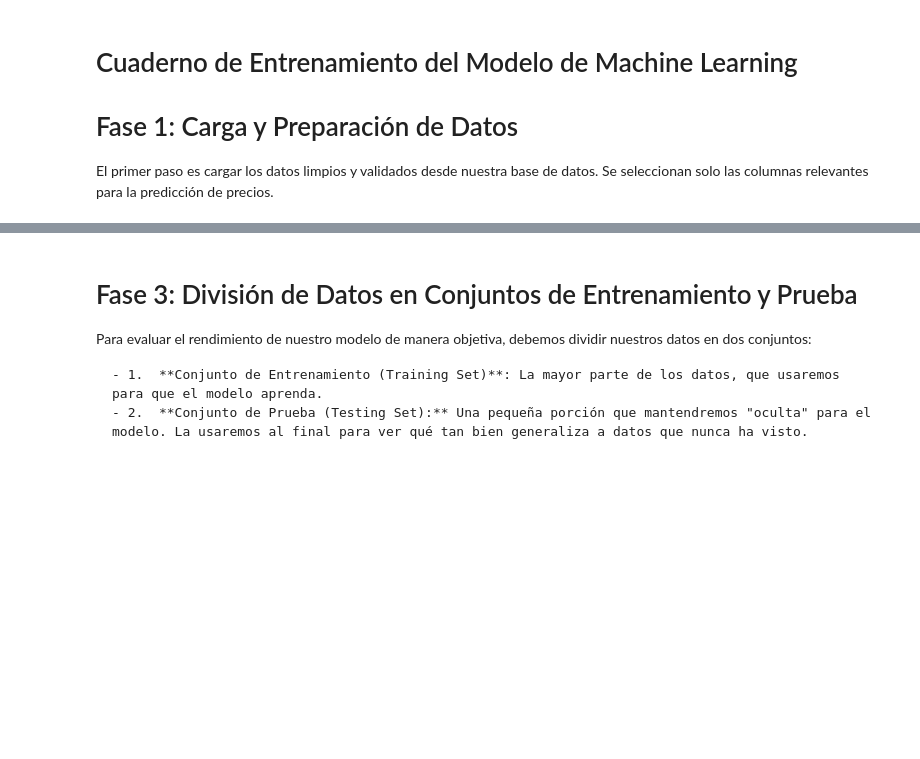
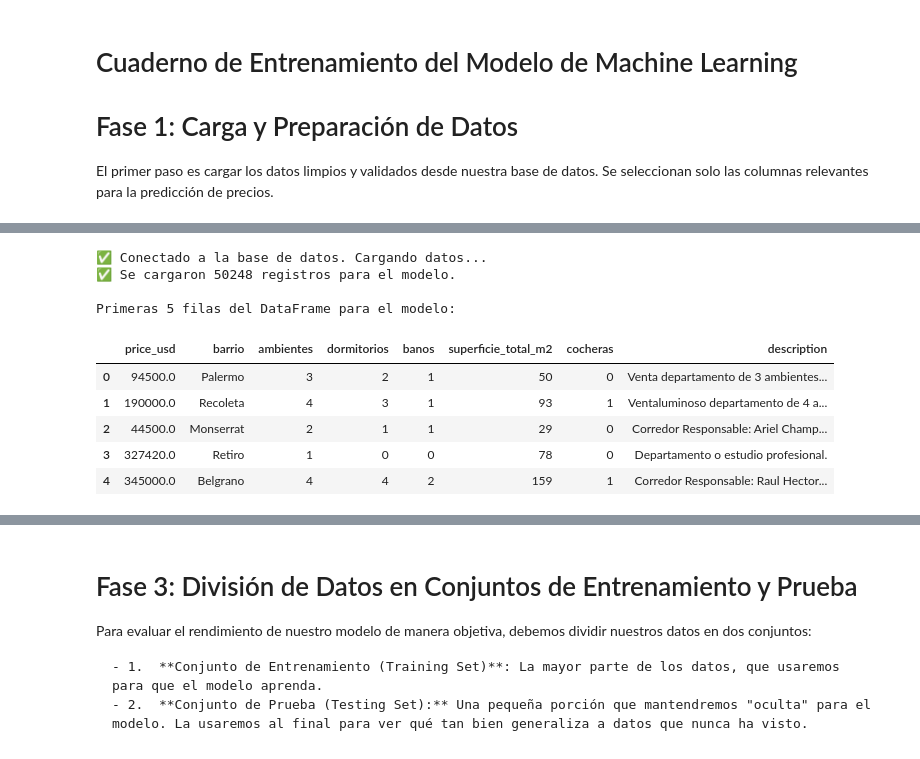
Before and after one commit to joacoszn/precios-inmobiliarios-caba, a Jupyter notebook: notebooks/entrenamiento_modelo.ipynb, the cells around one changed output, grey strips where cells are left out. Saved outputs shown, nothing was run; the diff lists cells and outputs as text; code cells hidden in the pictures; blank space fills up the shorter version.

```diff
--- a/notebooks/entrenamiento_modelo.ipynb
+++ b/notebooks/entrenamiento_modelo.ipynb
@@ -87 +7,75 @@ memory usage: 2.7+ MB
+# %%
+import pandas as pd
+from sqlalchemy import create_engine
+import os
+import sys
+import json
+import pickle
+import warnings
+import numpy as np
+import matplotlib.pyplot as plt
+import seaborn as sns
+from dotenv import load_dotenv
+from sklearn.model_selection import train_test_split
+from sklearn.ensemble import RandomForestRegressor
+from sklearn.metrics import mean_squared_error, r2_score
+
+# Añadir el directorio raíz al path para poder importar los módulos
+# Esto nos permite hacer 'from src.ml...'
+sys.path.append(os.path.abspath(os.path.join('..')))
+from src.ml.feature_engineering import crear_features_nlp
+
+# Ignorar advertencias futuras de pandas para una salida más limpia
+warnings.simplefilter(action='ignore', category=FutureWarning)
+
+# Cargar las variables de entorno desde el archivo .env en la raíz
+load_dotenv(dotenv_path='../.env')
+
+def get_data_from_db():
+    """
+    Se conecta a la base de datos usando SQLAlchemy y carga las columnas
+    relevantes para el modelo en un DataFrame.
+    """
+    try:
+        db_user = os.getenv("DB_USER")
+        db_password = os.getenv("DB_PASSWORD")
+        db_host = os.getenv("DB_HOST")
+        db_name = os.getenv("DB_NAME")
+
+        db_uri = f"mysql+mysqlconnector://{db_user}:{db_password}@{db_host}/{db_name}"
+        engine = create_engine(db_uri)
+
+        print("✅ Conectado a la base de datos. Cargando datos...")
+        # MODIFICADO: Ahora también seleccionamos la columna 'description'
+        query = """
+            SELECT
+                price_usd, barrio, ambientes, dormitorios, banos,
+                superficie_total_m2, cocheras, description
+            FROM propiedades
+            WHERE price_usd IS NOT NULL AND superficie_total_m2 IS NOT NULL;
+        """
+        df = pd.read_sql(query, engine)
+        print(f"✅ Se cargaron {len(df)} registros para el modelo.")
+        return df
+    except Exception as e:
+        print(f"❌ Error al conectar o cargar datos desde MySQL: {e}")
+        return None
+
+# Cargar los datos para el modelo
+df_modelo = get_data_from_db()
+
+if df_modelo is not None:
+    print("\nPrimeras 5 filas del DataFrame para el modelo:")
+    display(df_modelo.head())
+# %% [output]
+✅ Conectado a la base de datos. Cargando datos...
+✅ Se cargaron 50248 registros para el modelo.
+
+Primeras 5 filas del DataFrame para el modelo:
+|  | price_usd | barrio | ambientes | dormitorios | banos | superficie_total_m2 | cocheras | description |
+| 0 | 94500.0 | Palermo | 3 | 2 | 1 | 50 | 0 | Venta departamento de 3 ambientes... |
+| 1 | 190000.0 | Recoleta | 4 | 3 | 1 | 93 | 1 | Ventaluminoso departamento de 4 a... |
+| 2 | 44500.0 | Monserrat | 2 | 1 | 1 | 29 | 0 | Corredor Responsable: Ariel Champ... |
+| 3 | 327420.0 | Retiro | 1 | 0 | 0 | 78 | 0 | Departamento o estudio profesional. |
+| 4 | 345000.0 | Belgrano | 4 | 4 | 2 | 159 | 1 | Corredor Responsable: Raul Hector... |
 # %% [markdown]
```
Also changed, not shown: parts of 12 cells of this notebook, 10 other files.
